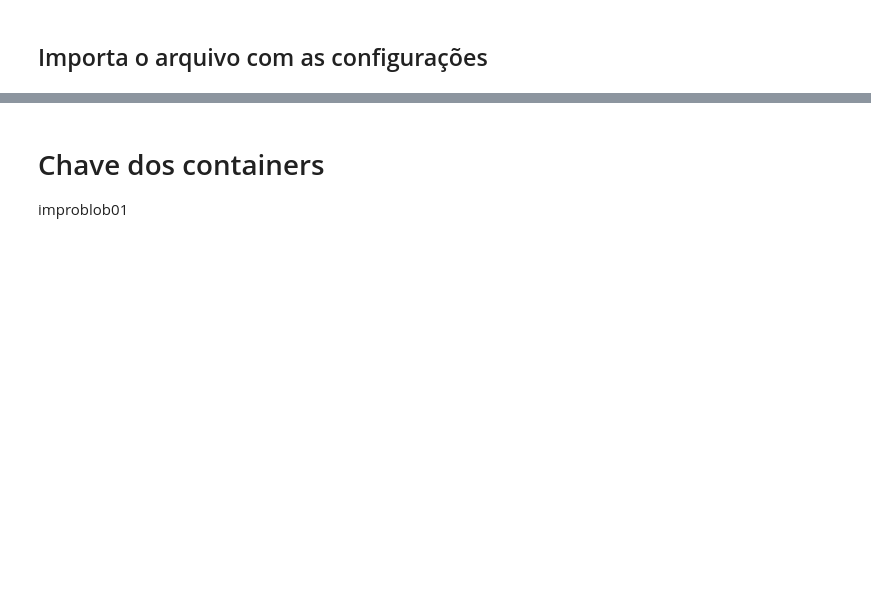
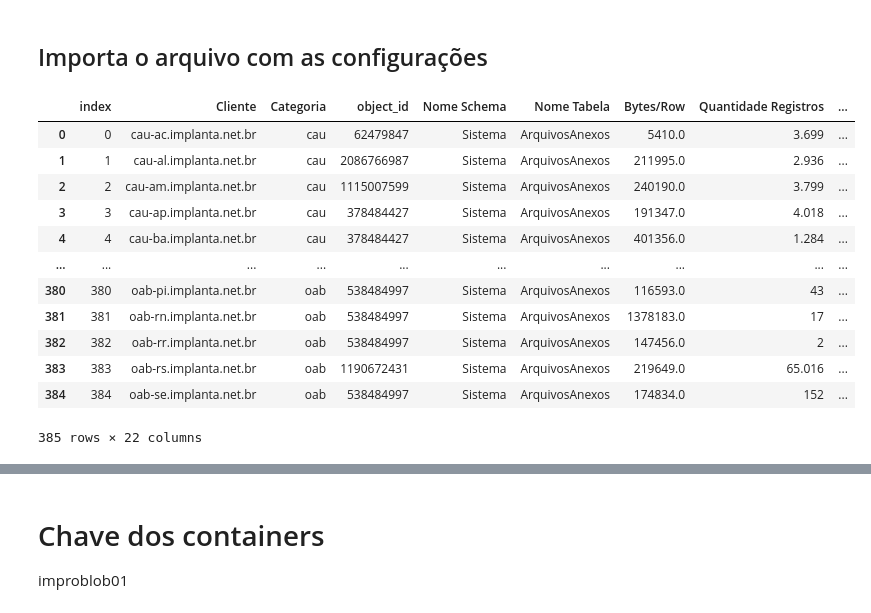
Before and after one commit to WesleySiNeves/BancoDados, a Jupyter notebook: Python/2.Azure/1.StorageAcounts/CreateContainer.ipynb, the cells around one changed output, grey strips where cells are left out. Drawn from its saved outputs; the diff is of its cells as text; code cells hidden in the pictures; blank space fills up the shorter version.

```diff
--- a/Python/2.Azure/1.StorageAcounts/CreateContainer.ipynb
+++ b/Python/2.Azure/1.StorageAcounts/CreateContainer.ipynb
@@ -19,0 +21,16 @@ datasource = pd.read_excel(r'D:\Ondrive\OneDrive - Implanta Informatica\Migraç
+# %%
+datasource.reset_index()
+# %% [output]
+|  | index | Cliente | Categoria | object_id | Nome Schema | Nome Tabela | Bytes/Row | Quantidade Registros | ... |
+| 0 | 0 | cau-ac.implanta.net.br | cau | 62479847 | Sistema | ArquivosAnexos | 5410.0 | 3.699 | ... |
+| 1 | 1 | cau-al.implanta.net.br | cau | 2086766987 | Sistema | ArquivosAnexos | 211995.0 | 2.936 | ... |
+| 2 | 2 | cau-am.implanta.net.br | cau | 1115007599 | Sistema | ArquivosAnexos | 240190.0 | 3.799 | ... |
+| 3 | 3 | cau-ap.implanta.net.br | cau | 378484427 | Sistema | ArquivosAnexos | 191347.0 | 4.018 | ... |
+| 4 | 4 | cau-ba.implanta.net.br | cau | 378484427 | Sistema | ArquivosAnexos | 401356.0 | 1.284 | ... |
+| ... | ... | ... | ... | ... | ... | ... | ... | ... | ... |
+| 380 | 380 | oab-pi.implanta.net.br | oab | 538484997 | Sistema | ArquivosAnexos | 116593.0 | 43 | ... |
+| 381 | 381 | oab-rn.implanta.net.br | oab | 538484997 | Sistema | ArquivosAnexos | 1378183.0 | 17 | ... |
+| 382 | 382 | oab-rr.implanta.net.br | oab | 538484997 | Sistema | ArquivosAnexos | 147456.0 | 2 | ... |
+| 383 | 383 | oab-rs.implanta.net.br | oab | 1190672431 | Sistema | ArquivosAnexos | 219649.0 | 65.016 | ... |
+| 384 | 384 | oab-se.implanta.net.br | oab | 538484997 | Sistema | ArquivosAnexos | 174834.0 | 152 | ... |
+385 rows × 22 columns
```
Also changed, not shown: parts of 31 cells of this notebook, 35 other files.
